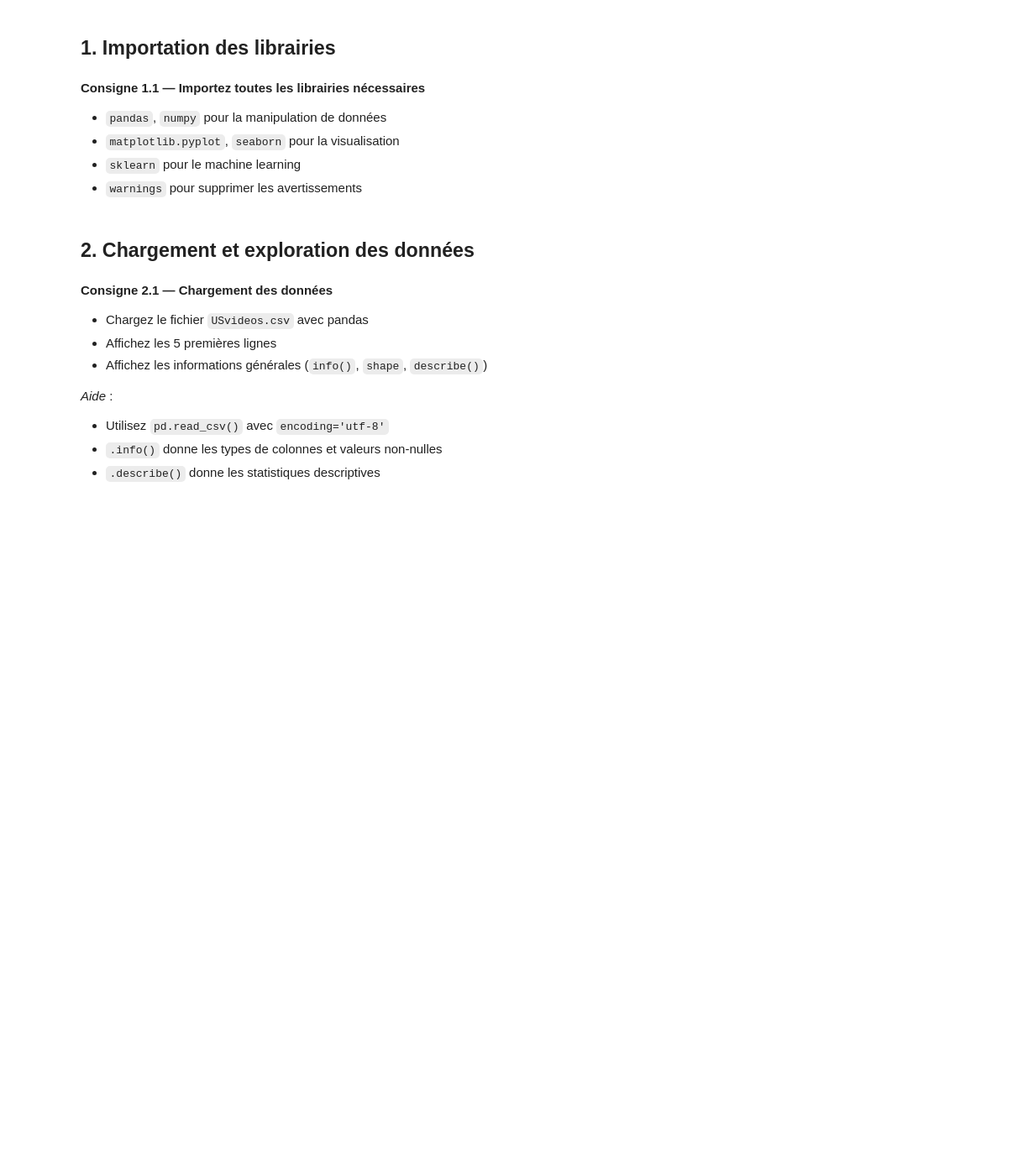
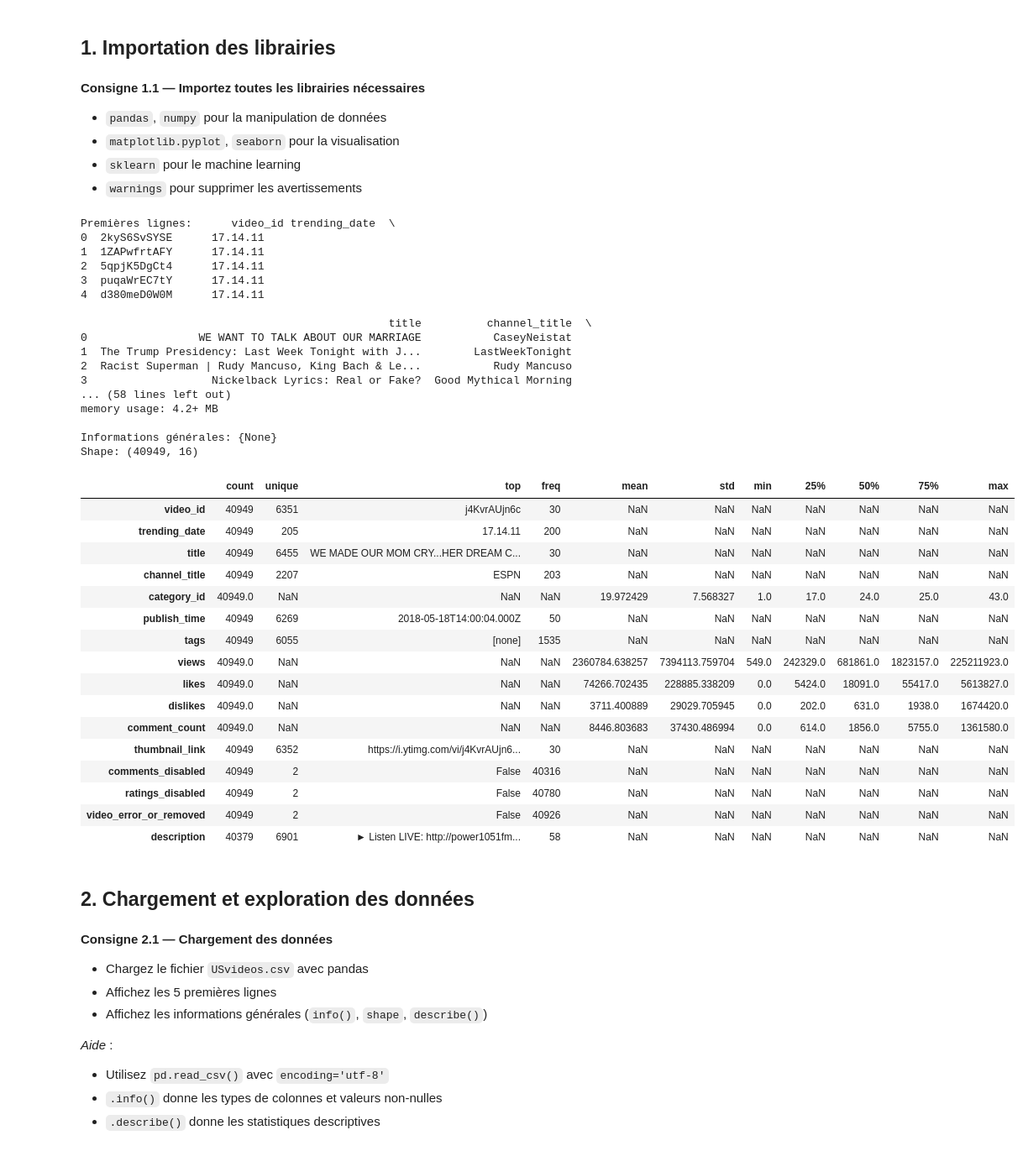
Before and after one commit to Fadila04/classification-IA, a Jupyter notebook: projet-ml-youtube-trending-68b010e7b5bc2532236423.ipynb, the cells around one changed output. Shown at 84% size. Saved outputs shown, nothing was run; the diff lists cells and outputs as text; code cells hidden in the pictures; blank space fills up the shorter version.

Commit message:
nbk section 2.2

```diff
--- a/projet-ml-youtube-trending-68b010e7b5bc2532236423.ipynb
+++ b/projet-ml-youtube-trending-68b010e7b5bc2532236423.ipynb
@@ -38,3 +34,54 @@ df = pd.read_csv('data/USvideos.csv', encoding='utf-8')
+# %%
+#VOTRE CODE ICI - Section 2.1
+# Chargement et exportation des données
+df = pd.read_csv('data/USvideos.csv', encoding='utf-8')
+
+# Affichage des 5 premiers lignes
+print(f"Premières lignes:{df.head(5)}")
+
+# Les types de données
+print("\nInformations générales:", {df.info()})
+
+# Obtenir le nombre de colonne dans le dataframe
+print("Shape:", df.shape)
+
+# Résumer statistique des colones dans le df
+(df.describe(include='all').transpose())
+# %% [output]
+Premières lignes:      video_id trending_date  \
+0  2kyS6SvSYSE      17.14.11
+1  1ZAPwfrtAFY      17.14.11
+2  5qpjK5DgCt4      17.14.11
+3  puqaWrEC7tY      17.14.11
+4  d380meD0W0M      17.14.11
+
+                                               title          channel_title  \
+0                 WE WANT TO TALK ABOUT OUR MARRIAGE           CaseyNeistat
+1  The Trump Presidency: Last Week Tonight with J...        LastWeekTonight
+2  Racist Superman | Rudy Mancuso, King Bach & Le...           Rudy Mancuso
+3                   Nickelback Lyrics: Real or Fake?  Good Mythical Morning
+... (58 lines left out)
+memory usage: 4.2+ MB
+
+Informations générales: {None}
+Shape: (40949, 16)
+|  | count | unique | top | freq | mean | std | min | 25% | 50% | 75% | max |
+| video_id | 40949 | 6351 | j4KvrAUjn6c | 30 | NaN | NaN | NaN | NaN | NaN | NaN | NaN |
+| trending_date | 40949 | 205 | 17.14.11 | 200 | NaN | NaN | NaN | NaN | NaN | NaN | NaN |
+| title | 40949 | 6455 | WE MADE OUR MOM CRY...HER DREAM C... | 30 | NaN | NaN | NaN | NaN | NaN | NaN | NaN |
+| channel_title | 40949 | 2207 | ESPN | 203 | NaN | NaN | NaN | NaN | NaN | NaN | NaN |
+| category_id | 40949.0 | NaN | NaN | NaN | 19.972429 | 7.568327 | 1.0 | 17.0 | 24.0 | 25.0 | 43.0 |
+| publish_time | 40949 | 6269 | 2018-05-18T14:00:04.000Z | 50 | NaN | NaN | NaN | NaN | NaN | NaN | NaN |
+| tags | 40949 | 6055 | [none] | 1535 | NaN | NaN | NaN | NaN | NaN | NaN | NaN |
+| views | 40949.0 | NaN | NaN | NaN | 2360784.638257 | 7394113.759704 | 549.0 | 242329.0 | 681861.0 | 1823157.0 | 225211923.0 |
+| likes | 40949.0 | NaN | NaN | NaN | 74266.702435 | 228885.338209 | 0.0 | 5424.0 | 18091.0 | 55417.0 | 5613827.0 |
+| dislikes | 40949.0 | NaN | NaN | NaN | 3711.400889 | 29029.705945 | 0.0 | 202.0 | 631.0 | 1938.0 | 1674420.0 |
+| comment_count | 40949.0 | NaN | NaN | NaN | 8446.803683 | 37430.486994 | 0.0 | 614.0 | 1856.0 | 5755.0 | 1361580.0 |
+| thumbnail_link | 40949 | 6352 | https://i.ytimg.com/vi/j4KvrAUjn6... | 30 | NaN | NaN | NaN | NaN | NaN | NaN | NaN |
+| comments_disabled | 40949 | 2 | False | 40316 | NaN | NaN | NaN | NaN | NaN | NaN | NaN |
+| ratings_disabled | 40949 | 2 | False | 40780 | NaN | NaN | NaN | NaN | NaN | NaN | NaN |
+| video_error_or_removed | 40949 | 2 | False | 40926 | NaN | NaN | NaN | NaN | NaN | NaN | NaN |
+| description | 40379 | 6901 | ► Listen LIVE: http://power1051fm... | 58 | NaN | NaN | NaN | NaN | NaN | NaN | NaN |
 # %% [markdown]
 ## 2. Chargement et exploration des données
 # %% [markdown]
```
Also changed, not shown: parts of 1 cell of this notebook, 20 other files.
